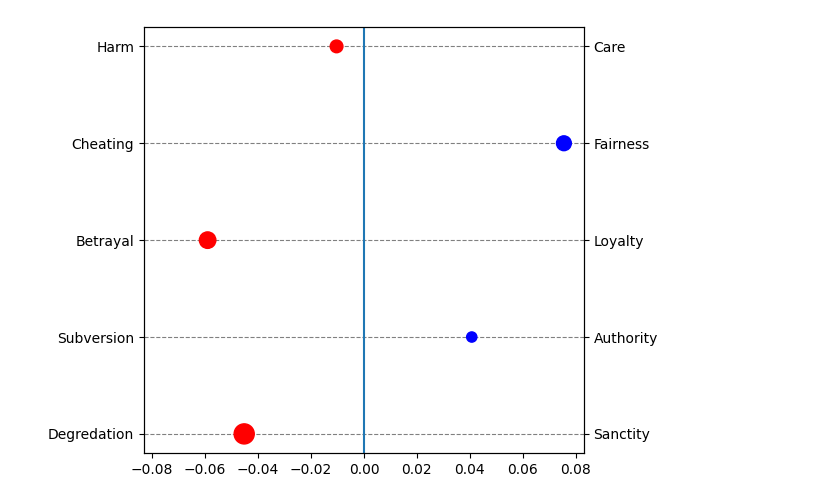
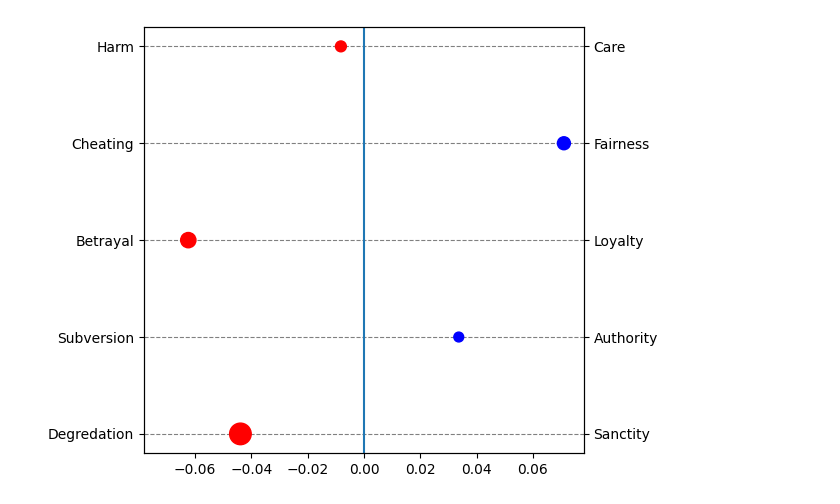
Before and after one commit to NicoOhler/wikipedia_framing_analysis, a Jupyter notebook: demo.ipynb, the cells around one changed output. Drawn from its saved outputs; the diff is of its cells as text; code cells hidden in the pictures.

```diff
--- a/demo.ipynb
+++ b/demo.ipynb
@@ -104,11 +104,11 @@ OutOfMemoryError: CUDA out of memory. Tried to allocate 64.00 MiB. GPU 0 has a t
 # %%
-dimensions = framing_dimensions(texts)
-test_dimens_df = pd.DataFrame(dimensions)
-g = framing_dimensions.visualize(test_dimens_df)
+dimensions = framing_dimensions(articles)
+dimensions_df = pd.DataFrame(dimensions)
+g = framing_dimensions.visualize(dimensions_df)
 g.axes[0].set_axisbelow(True)
 g.axes[0].yaxis.grid(color='gray', linestyle='dashed')
 # %% [output]
-[figure, old version]
+[figure, new version]
 # %%
 #| hide
 import nbdev; nbdev.nbdev_export()
```
Also changed, not shown: parts of 3 cells of this notebook.
